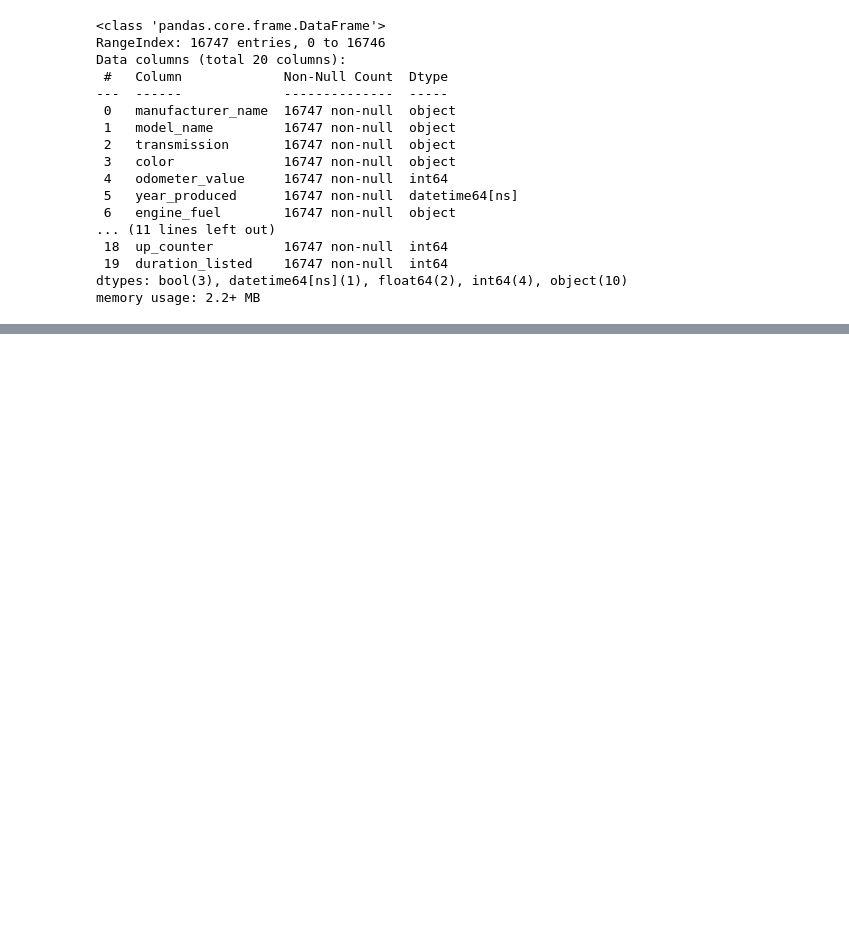
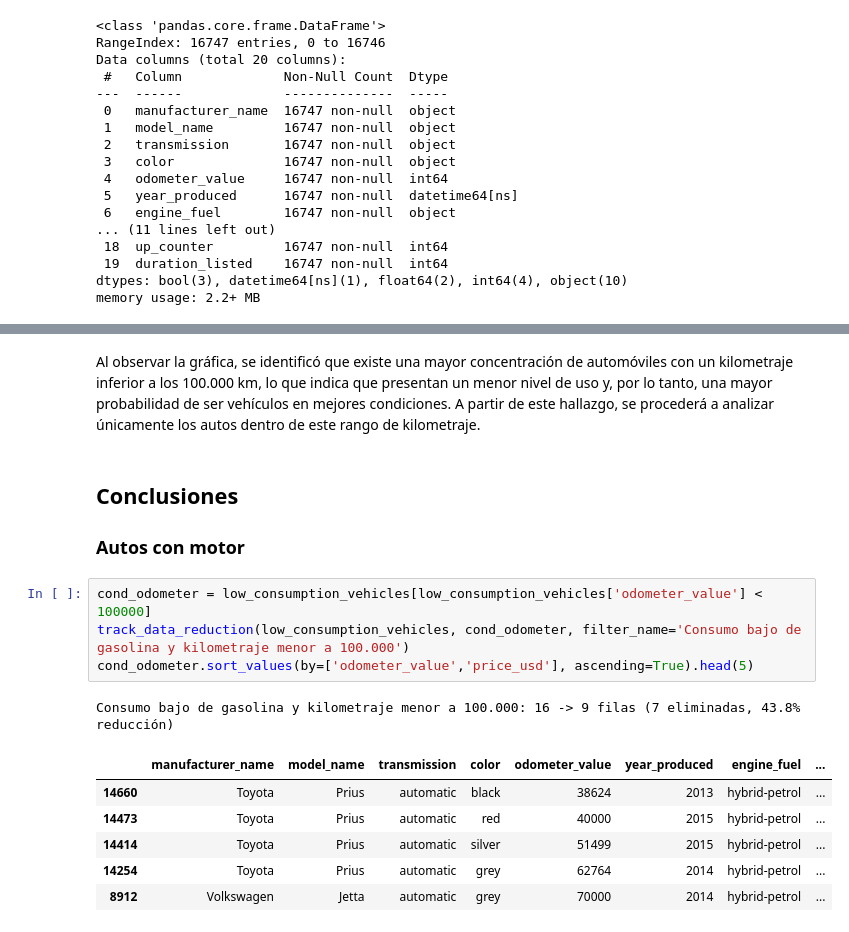
Before and after one commit to AlejandroSegura24/Vehicle-Data-Exploration-Project, a Jupyter notebook: Notebooks/3_seleccion_marcas_economicas.ipynb, the cells around one changed output, grey strips where cells are left out. Cells and saved outputs as stored; diff of their text form; blank space fills up the shorter version.

```diff
--- a/Notebooks/3_seleccion_marcas_economicas.ipynb
+++ b/Notebooks/3_seleccion_marcas_economicas.ipynb
@@ -44,0 +160,18 @@ memory usage: 2.2+ MB
+# %% [markdown]
+Al observar la gráfica, se identificó que existe una mayor concentración de automóviles con un kilometraje inferior a los 100.000 km, lo que indica que presentan un menor nivel de uso y, por lo tanto, una mayor probabilidad de ser vehículos en mejores condiciones. A partir de este hallazgo, se procederá a analizar únicamente los autos dentro de este rango de kilometraje.
+# %% [markdown]
+## Conclusiones
+
+### Autos con motor
+# %%
+cond_odometer = low_consumption_vehicles[low_consumption_vehicles['odometer_value'] < 100000]
+track_data_reduction(low_consumption_vehicles, cond_odometer, filter_name='Consumo bajo de gasolina y kilometraje menor a 100.000')
+cond_odometer.sort_values(by=['odometer_value','price_usd'], ascending=True).head(5)
+# %% [output]
+Consumo bajo de gasolina y kilometraje menor a 100.000: 16 -> 9 filas (7 eliminadas, 43.8% reducción)
+|  | manufacturer_name | model_name | transmission | color | odometer_value | year_produced | engine_fuel | ... |
+| 14660 | Toyota | Prius | automatic | black | 38624 | 2013 | hybrid-petrol | ... |
+| 14473 | Toyota | Prius | automatic | red | 40000 | 2015 | hybrid-petrol | ... |
+| 14414 | Toyota | Prius | automatic | silver | 51499 | 2015 | hybrid-petrol | ... |
+| 14254 | Toyota | Prius | automatic | grey | 62764 | 2014 | hybrid-petrol | ... |
+| 8912 | Volkswagen | Jetta | automatic | grey | 70000 | 2014 | hybrid-petrol | ... |
```
Also changed, not shown: parts of 19 cells of this notebook.
